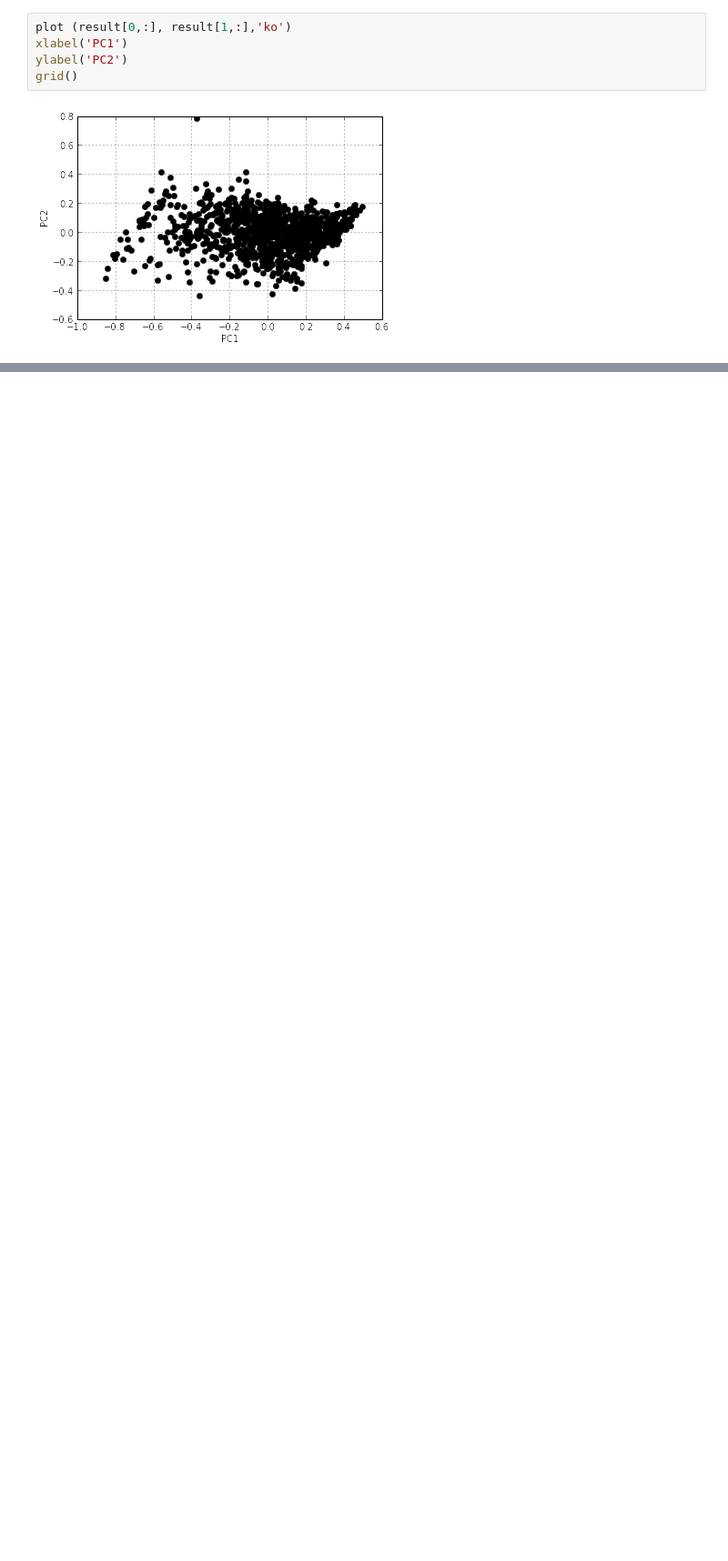
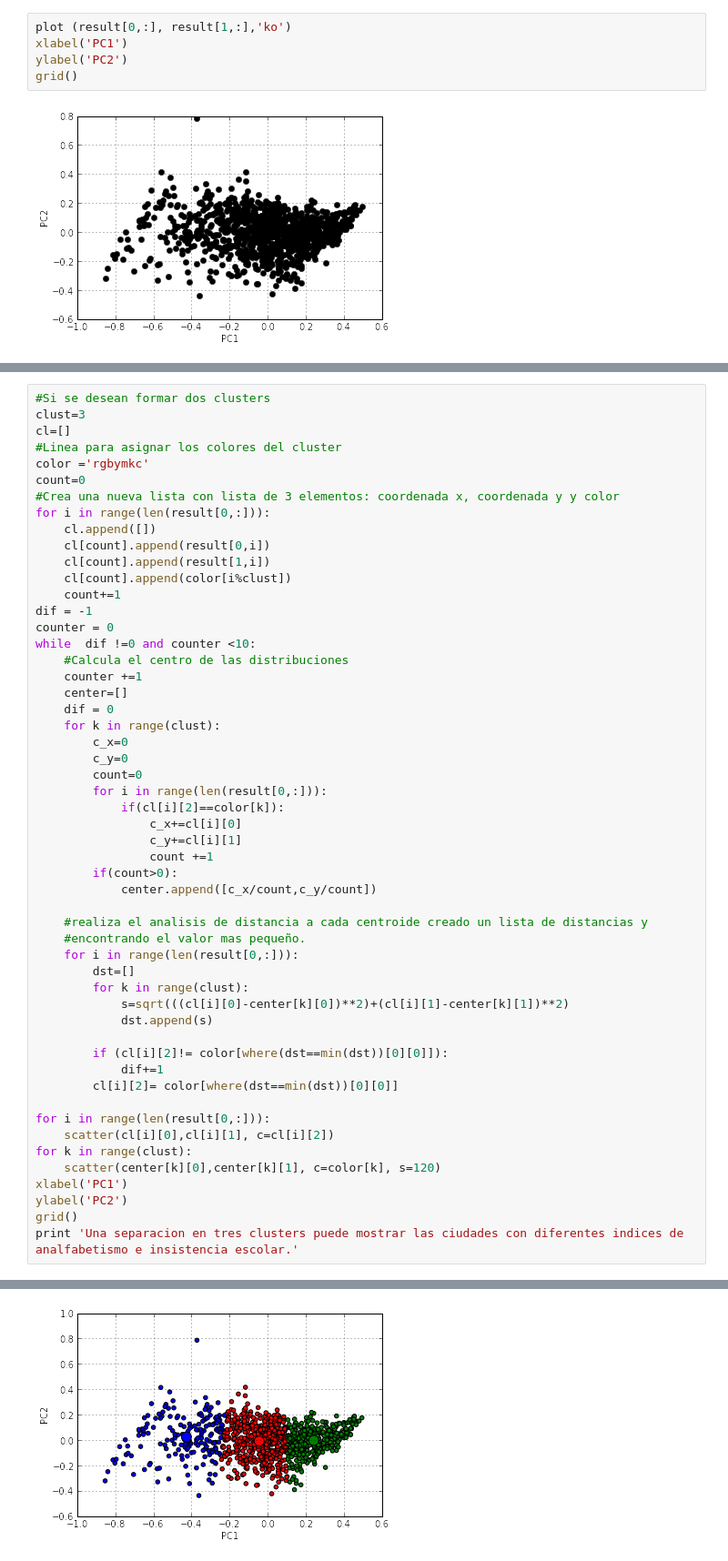
Before and after one commit to sergioandrescs/SergioCotrino_hw_4, a Jupyter notebook: pobreza.ipynb, the cells around one changed output, grey strips where cells are left out. Shown at 91% size. Cells and saved outputs as stored; diff of their text form; blank space fills up the shorter version.

Commit message:
Analisis de pobreza finalizado

```diff
--- a/pobreza.ipynb
+++ b/pobreza.ipynb
@@ -199,2 +207,56 @@ grid()
 # %% [output]
 [figure]
+# %%
+#Si se desean formar dos clusters
+clust=3
+cl=[]
+#Linea para asignar los colores del cluster
+color ='rgbymkc'
+count=0
+#Crea una nueva lista con lista de 3 elementos: coordenada x, coordenada y y color
+for i in range(len(result[0,:])):
+    cl.append([])
+    cl[count].append(result[0,i])
+    cl[count].append(result[1,i])
+    cl[count].append(color[i%clust])
+    count+=1
+dif = -1
+counter = 0
+while  dif !=0 and counter <10:
+    #Calcula el centro de las distribuciones
+    counter +=1
+    center=[]
+    dif = 0
+    for k in range(clust):
+        c_x=0
+        c_y=0
+        count=0
+        for i in range(len(result[0,:])):
+            if(cl[i][2]==color[k]):
+                c_x+=cl[i][0]
+                c_y+=cl[i][1]
+                count +=1
+        if(count>0):
+            center.append([c_x/count,c_y/count])
+
+    #realiza el analisis de distancia a cada centroide creado un lista de distancias y
+    #encontrando el valor mas pequeño.
+    for i in range(len(result[0,:])):
+        dst=[]
+        for k in range(clust):
+            s=sqrt(((cl[i][0]-center[k][0])**2)+(cl[i][1]-center[k][1])**2)
+            dst.append(s)
+
+        if (cl[i][2]!= color[where(dst==min(dst))[0][0]]):
+            dif+=1
+        cl[i][2]= color[where(dst==min(dst))[0][0]]
+
+for i in range(len(result[0,:])):
+    scatter(cl[i][0],cl[i][1], c=cl[i][2])
+for k in range(clust):
+    scatter(center[k][0],center[k][1], c=color[k], s=120)
+xlabel('PC1')
+ylabel('PC2')
+grid()
+print 'Una separacion en tres clusters puede mostrar las ciudades con diferentes indices de analfabetismo e insistencia escolar.'
+# %% [output]
@@ -200,0 +264 @@ grid()
+[figure, added]
```
Also changed, not shown: parts of 8 cells of this notebook.
